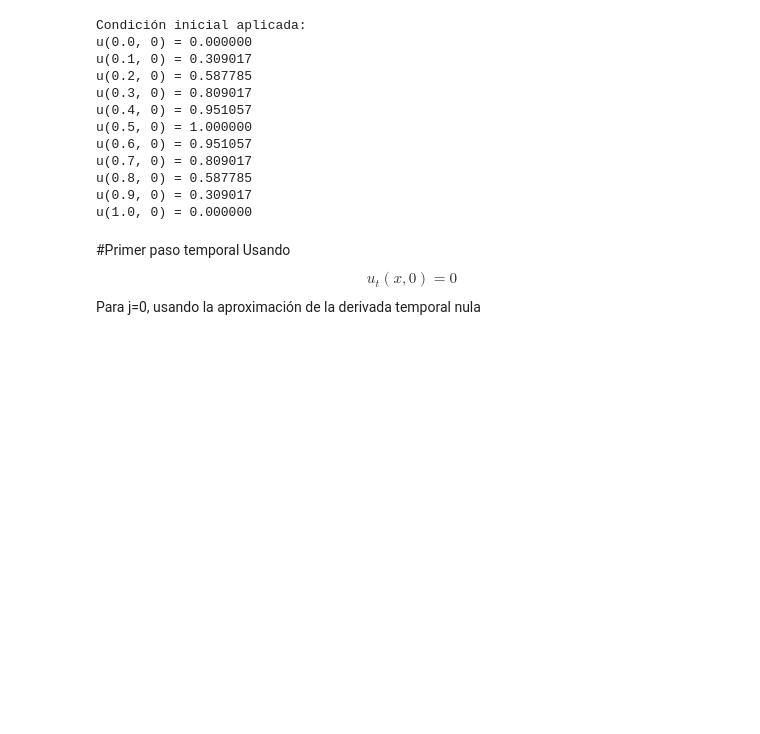
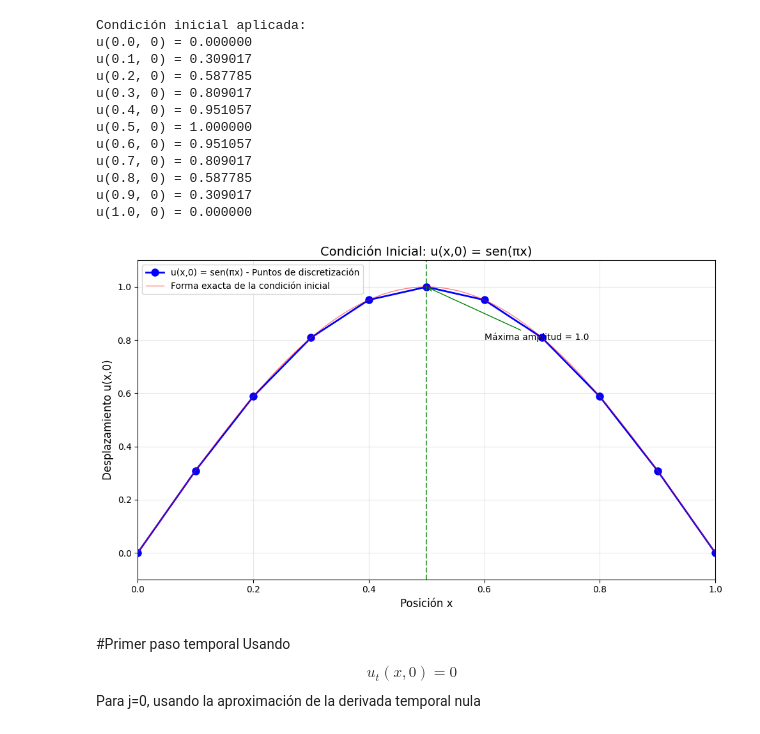
Before and after one commit to RafaelColin/EDP, a Jupyter notebook: Ecuación_de_onda_Método_explícito.ipynb, the cells around one changed output. Saved outputs shown, nothing was run; the diff lists cells and outputs as text; code cells hidden in the pictures; blank space fills up the shorter version.

```diff
--- a/Ecuación_de_onda_Método_explícito.ipynb
+++ b/Ecuación_de_onda_Método_explícito.ipynb
@@ -95,6 +95,40 @@ u(0.7, 0) = 0.809017
 u(0.8, 0) = 0.587785
 u(0.9, 0) = 0.309017
 u(1.0, 0) = 0.000000
+# %%
+# Crear gráfica usando los datos ya existentes
+plt.figure(figsize=(10, 6))
+
+# Graficar la condición inicial almacenada en U[0,:]
+plt.plot(x_points, U[0, :], 'bo-', linewidth=2, markersize=8,
+         label='u(x,0) = sen(πx) - Puntos de discretización')
+
+# Añadir una curva suave para referencia
+x_suave = np.linspace(0, 1, 100)
+u_suave = condicion_inicial(x_suave)
+plt.plot(x_suave, u_suave, 'r-', alpha=0.5, linewidth=1,
+         label='Forma exacta de la condición inicial')
+
+# Configuración de la gráfica
+plt.xlabel('Posición x', fontsize=12)
+plt.ylabel('Desplazamiento u(x,0)', fontsize=12)
+plt.title('Condición Inicial: u(x,0) = sen(πx)', fontsize=14)
+plt.grid(True, alpha=0.3)
+plt.legend(fontsize=10)
+
+# Destacar características importantes
+plt.axvline(x=0.5, color='green', linestyle='--', alpha=0.7,
+            label='Punto de máxima amplitud')
+plt.annotate('Máxima amplitud = 1.0', xy=(0.5, 1.0), xytext=(0.6, 0.8),
+             arrowprops=dict(arrowstyle='->', color='green'),
+             fontsize=10)
+
+plt.xlim(0, 1)
+plt.ylim(-0.1, 1.1)
+plt.tight_layout()
+plt.show()
+# %% [output]
+[figure, added]
 # %% [markdown]
 #Primer paso temporal
 Usando $$u_t(x,0) = 0$$
```
Also changed, not shown: parts of 1 cell of this notebook.
